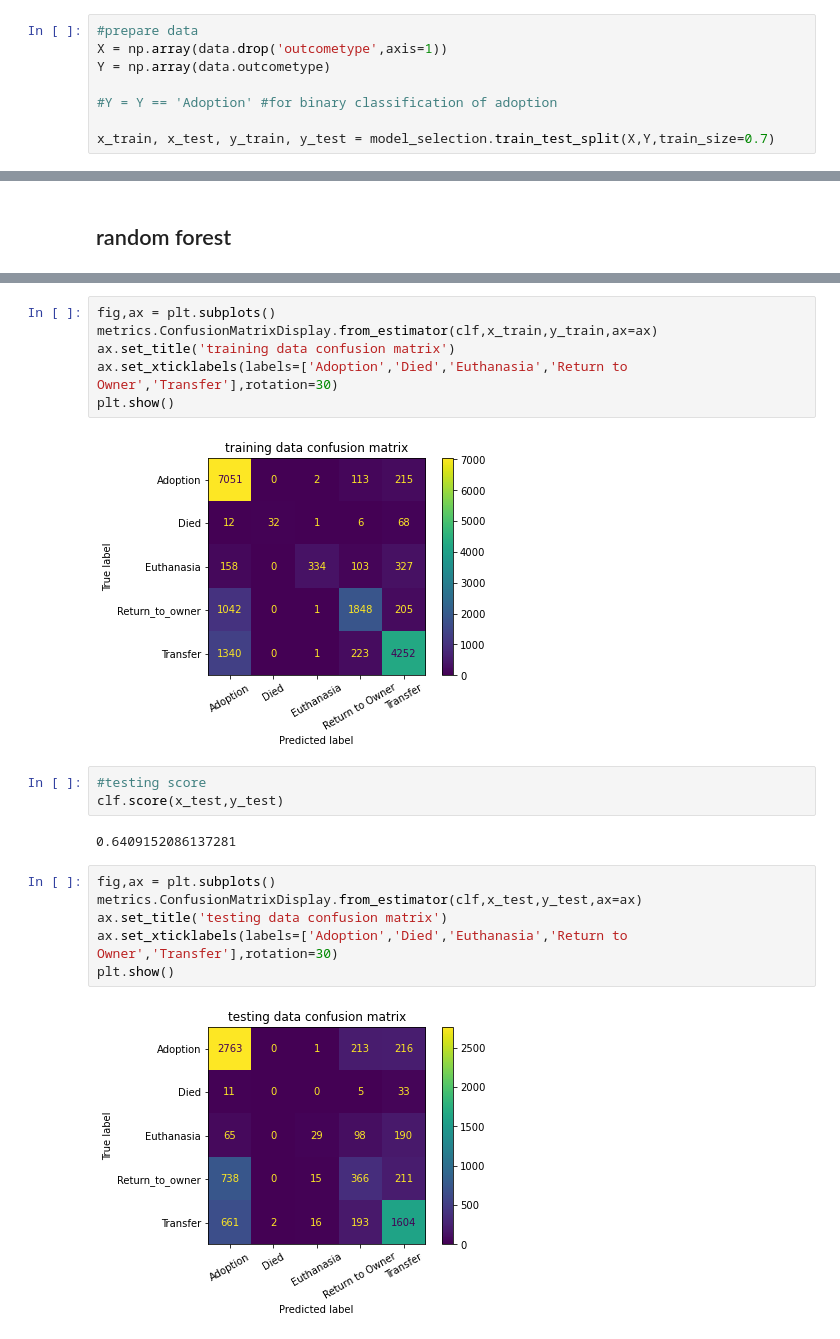
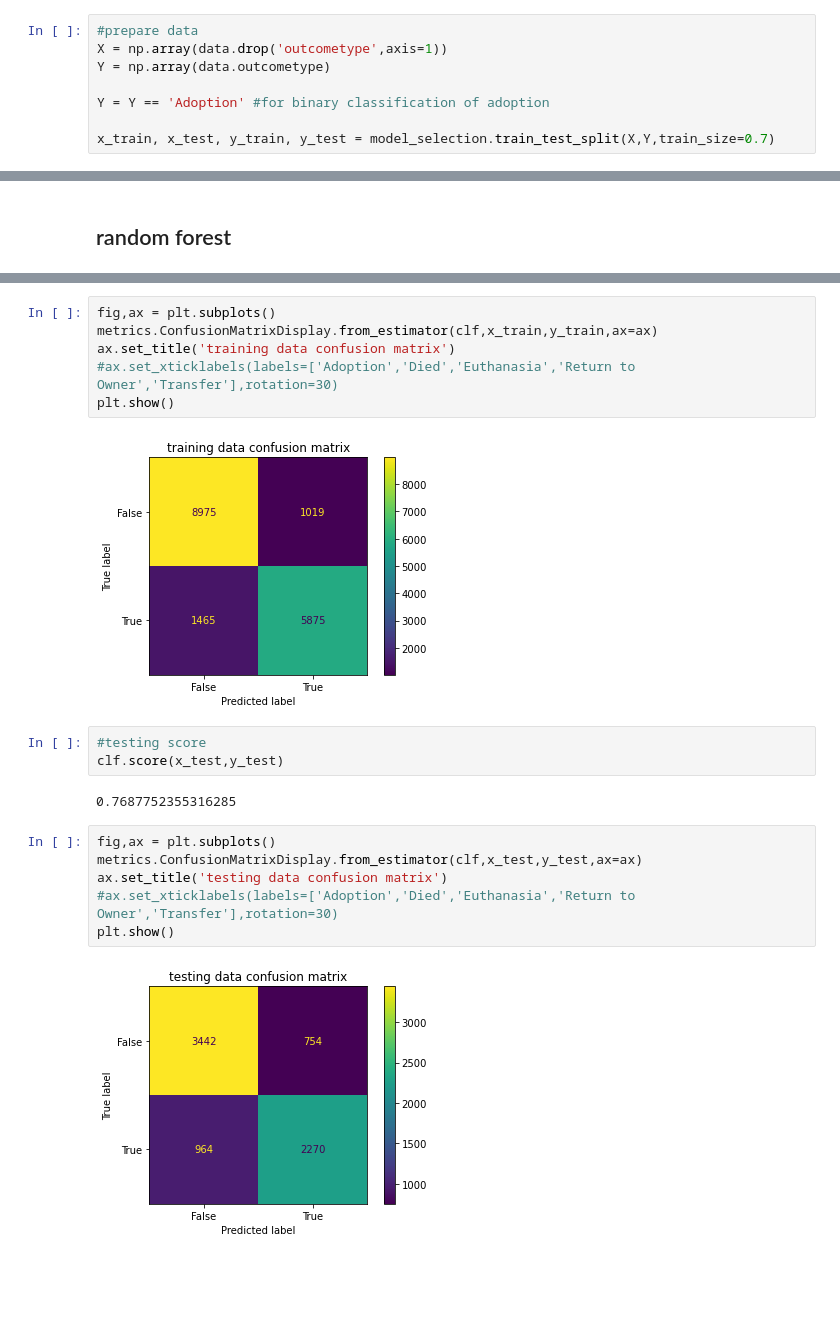
Before and after one commit to DavidSiegl/Animal-Shelter-Analysis, a Jupyter notebook: svc_and_random_forest.ipynb, the cells around one changed output, grey strips where cells are left out. Drawn from its saved outputs; the diff is of its cells as text; blank space fills up the shorter version.

```diff
--- a/svc_and_random_forest.ipynb
+++ b/svc_and_random_forest.ipynb
@@ -33,7 +33,7 @@ data.head()
 X = np.array(data.drop('outcometype',axis=1))
 Y = np.array(data.outcometype)
 
-#Y = Y == 'Adoption' #for binary classification of adoption
+Y = Y == 'Adoption' #for binary classification of adoption
 
 x_train, x_test, y_train, y_test = model_selection.train_test_split(X,Y,train_size=0.7)
 # %%
@@ -142,20 +142,20 @@ clf.score(x_train,y_train)
 fig,ax = plt.subplots()
 metrics.ConfusionMatrixDisplay.from_estimator(clf,x_train,y_train,ax=ax)
 ax.set_title('training data confusion matrix')
-ax.set_xticklabels(labels=['Adoption','Died','Euthanasia','Return to Owner','Transfer'],rotation=30)
+#ax.set_xticklabels(labels=['Adoption','Died','Euthanasia','Return to Owner','Transfer'],rotation=30)
 plt.show()
 # %% [output]
-[figure, old version]
+[figure, new version]
 # %%
 #testing score
 clf.score(x_test,y_test)
 # %% [output]
-0.6409152086137281
+0.7687752355316285
 # %%
 fig,ax = plt.subplots()
 metrics.ConfusionMatrixDisplay.from_estimator(clf,x_test,y_test,ax=ax)
 ax.set_title('testing data confusion matrix')
-ax.set_xticklabels(labels=['Adoption','Died','Euthanasia','Return to Owner','Transfer'],rotation=30)
+#ax.set_xticklabels(labels=['Adoption','Died','Euthanasia','Return to Owner','Transfer'],rotation=30)
 plt.show()
 # %% [output]
-[figure, old version]
+[figure, new version]
```
Also changed, not shown: parts of 7 cells of this notebook.
